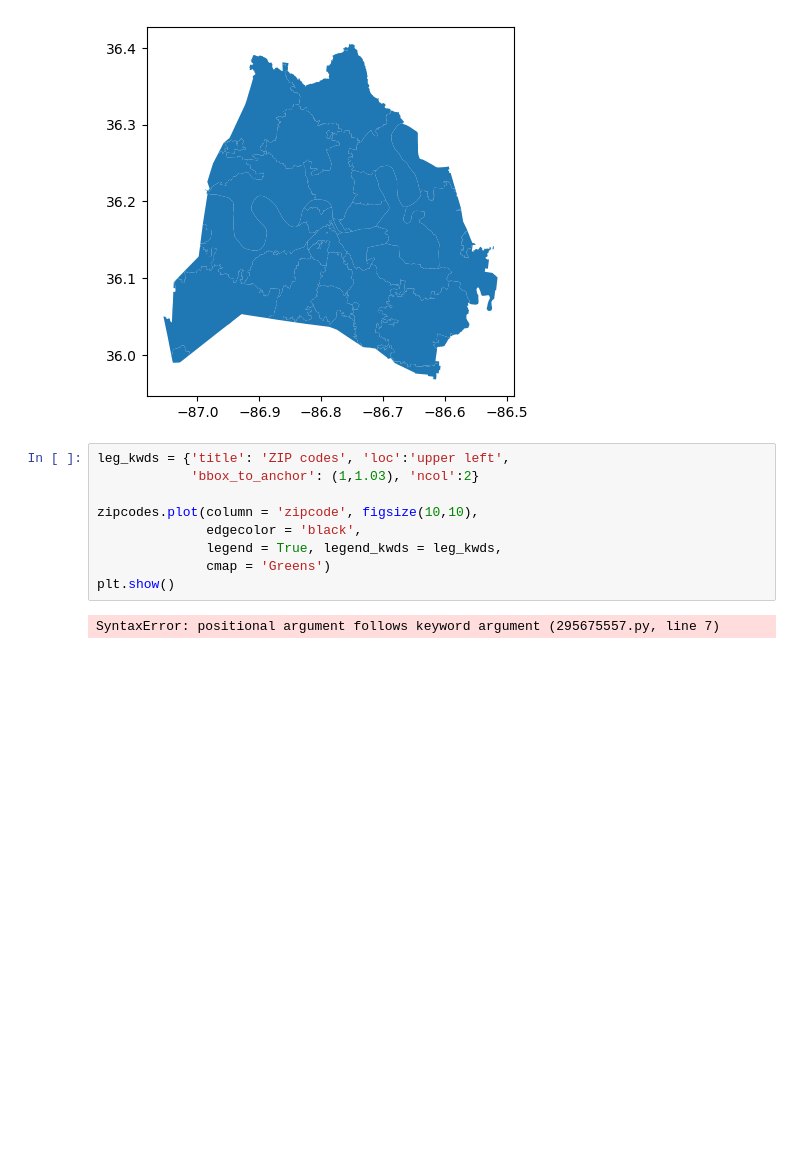
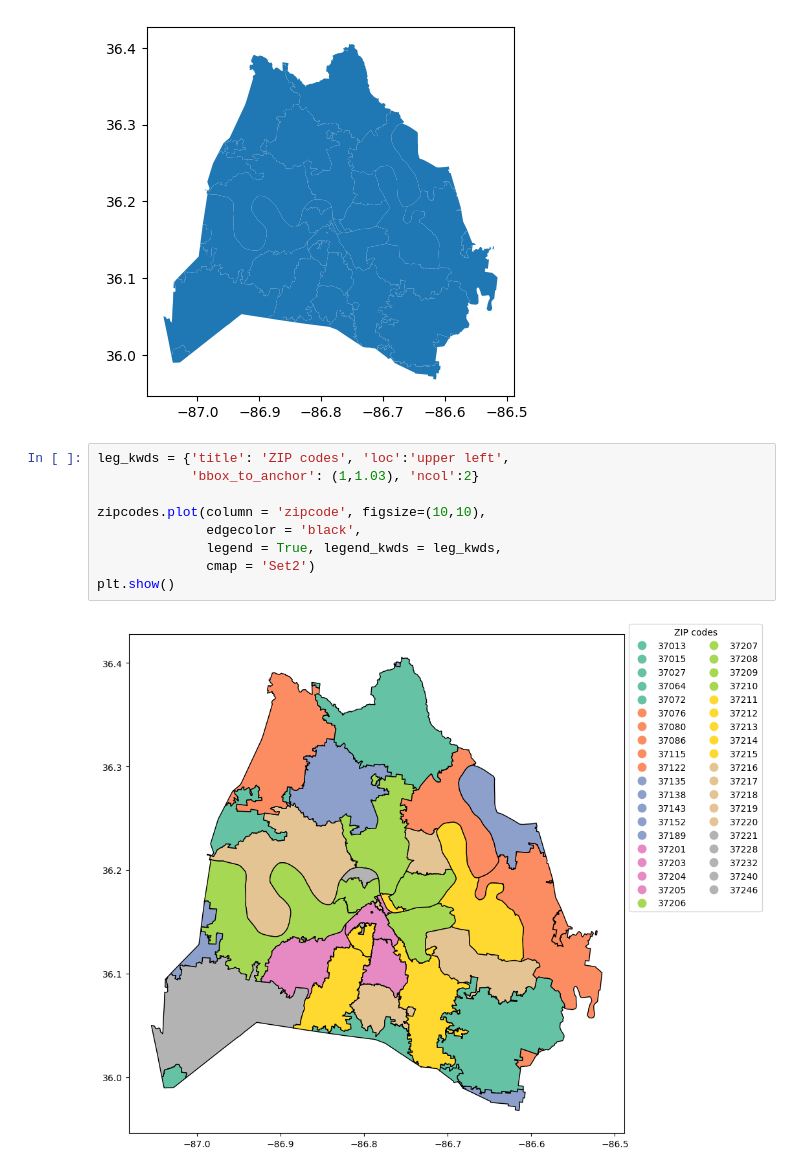
Before and after one commit to NSS-Data-Analytics-Cohort-10/geospatial-python-workshop-marthahunter, a Jupyter notebook: notebooks/water_by_zip.ipynb, the cells around one changed output. Drawn from its saved outputs; the diff is of its cells as text; blank space fills up the shorter version.

```diff
--- a/notebooks/water_by_zip.ipynb
+++ b/notebooks/water_by_zip.ipynb
@@ -64,11 +64,11 @@ zipcodes.plot()
 # %%
 leg_kwds = {'title': 'ZIP codes', 'loc':'upper left',
             'bbox_to_anchor': (1,1.03), 'ncol':2}
 
-zipcodes.plot(column = 'zipcode', figsize(10,10),
+zipcodes.plot(column = 'zipcode', figsize=(10,10),
               edgecolor = 'black',
               legend = True, legend_kwds = leg_kwds,
-              cmap = 'Greens')
+              cmap = 'Set2')
 plt.show()
 # %% [output]
-SyntaxError: positional argument follows keyword argument (295675557.py, line 7)
+[figure, added]
```
Also changed, not shown: parts of 12 cells of this notebook.
